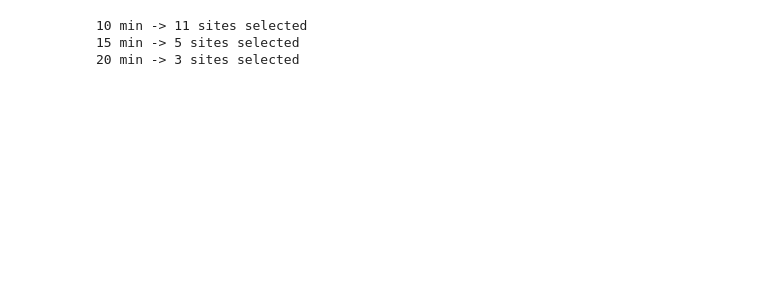
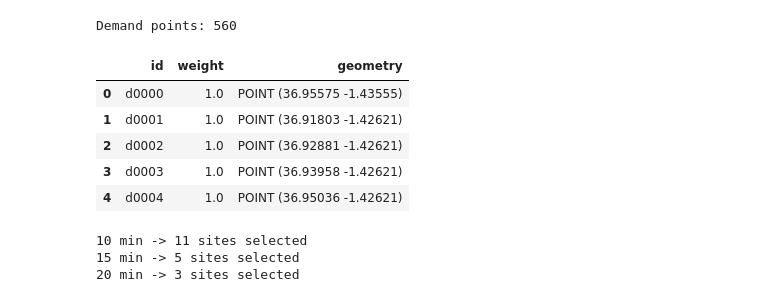
Before and after one commit to dk546/ev-charging-nairobi, a Jupyter notebook: notebooks/01_ev_nairobi_setcover.ipynb, the cells around one changed output. Cells and saved outputs as stored; diff of their text form; code cells hidden in the pictures; blank space fills up the shorter version.

```diff
--- a/notebooks/01_ev_nairobi_setcover.ipynb
+++ b/notebooks/01_ev_nairobi_setcover.ipynb
@@ -23,20 +23,26 @@ RESULTS_DIR = "results"
 os.makedirs(RESULTS_DIR, exist_ok=True)
 # %%
 def km_to_deg(km: float) -> float:
+    # rough conversion for small area near equator
     return km / 111.32
 
-def build_hex_grid(boundary_gdf, hex_km):
-    poly = boundary_gdf.geometry.unary_union
+def build_hex_grid(boundary_gdf: gpd.GeoDataFrame, hex_km: float) -> gpd.GeoDataFrame:
+    """Return centroids of a hex grid clipped to the boundary (EPSG:4326)."""
+    poly = boundary_gdf.geometry.union_all()  # Shapely 2+
     minx, miny, maxx, maxy = poly.bounds
+
     dx = km_to_deg(hex_km)
-    dy = dx * math.sqrt(3)/2
+    dy = dx * math.sqrt(3) / 2
+
     xs = np.arange(minx - dx, maxx + dx, dx)
     ys = np.arange(miny - dy, maxy + dy, dy)
+
     points = []
     for j, y in enumerate(ys):
-        offset = 0 if j % 2 == 0 else dx/2
+        offset = 0 if j % 2 == 0 else dx / 2
         for x in xs:
-            points.append(Point(x+offset, y))
+            points.append(Point(x + offset, y))
+
     pts_gdf = gpd.GeoDataFrame(geometry=points, crs="EPSG:4326")
     pts_gdf = pts_gdf[pts_gdf.within(poly)].reset_index(drop=True)
     pts_gdf["id"] = [f"d{idx:04d}" for idx in range(len(pts_gdf))]
@@ -94,3 +115,16 @@ Demand points: 560
+# %%
+demand = build_hex_grid(boundary, HEX_SIZE_KM)
+print("Demand points:", len(demand))
+display(demand.head())
+# Map visualization
+# %% [output]
+Demand points: 560
+|  | id | weight | geometry |
+| 0 | d0000 | 1.0 | POINT (36.95575 -1.43555) |
+| 1 | d0001 | 1.0 | POINT (36.91803 -1.42621) |
+| 2 | d0002 | 1.0 | POINT (36.92881 -1.42621) |
+| 3 | d0003 | 1.0 | POINT (36.93958 -1.42621) |
+| 4 | d0004 | 1.0 | POINT (36.95036 -1.42621) |
 # %%
 def nearest_nodes(G, gdf_points):
     return ox.distance.nearest_nodes(G, gdf_points.geometry.x, gdf_points.geometry.y)
```
Also changed, not shown: parts of 8 cells of this notebook, 5 other files.
